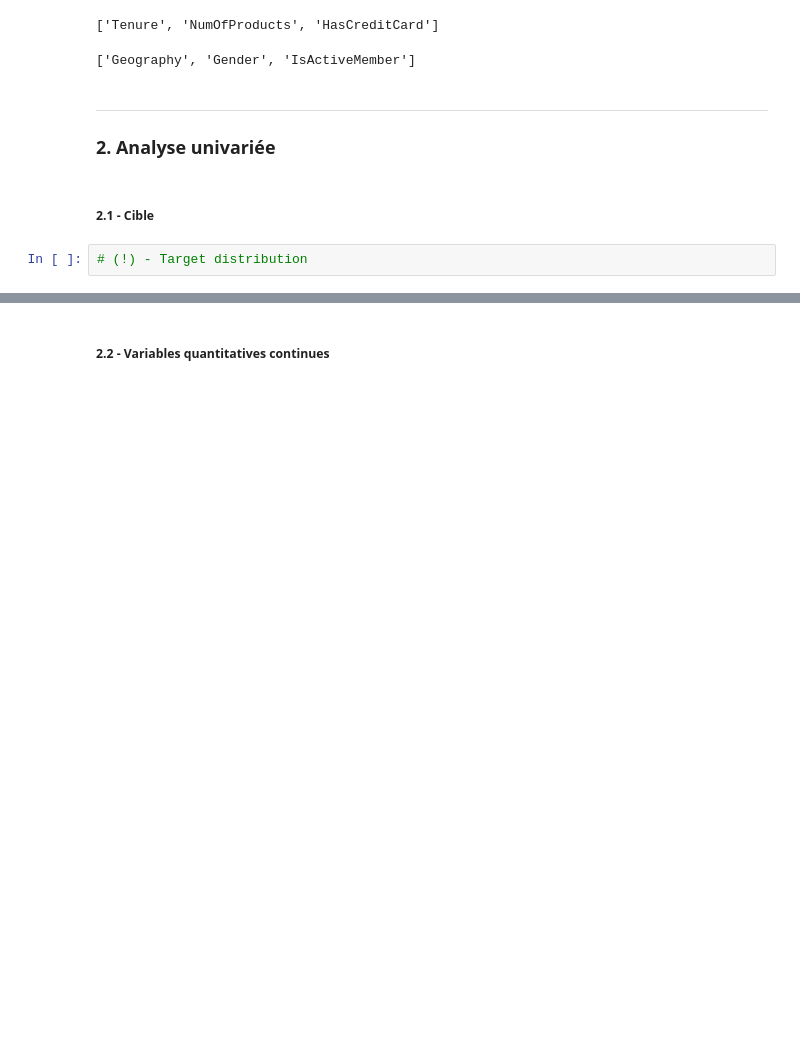
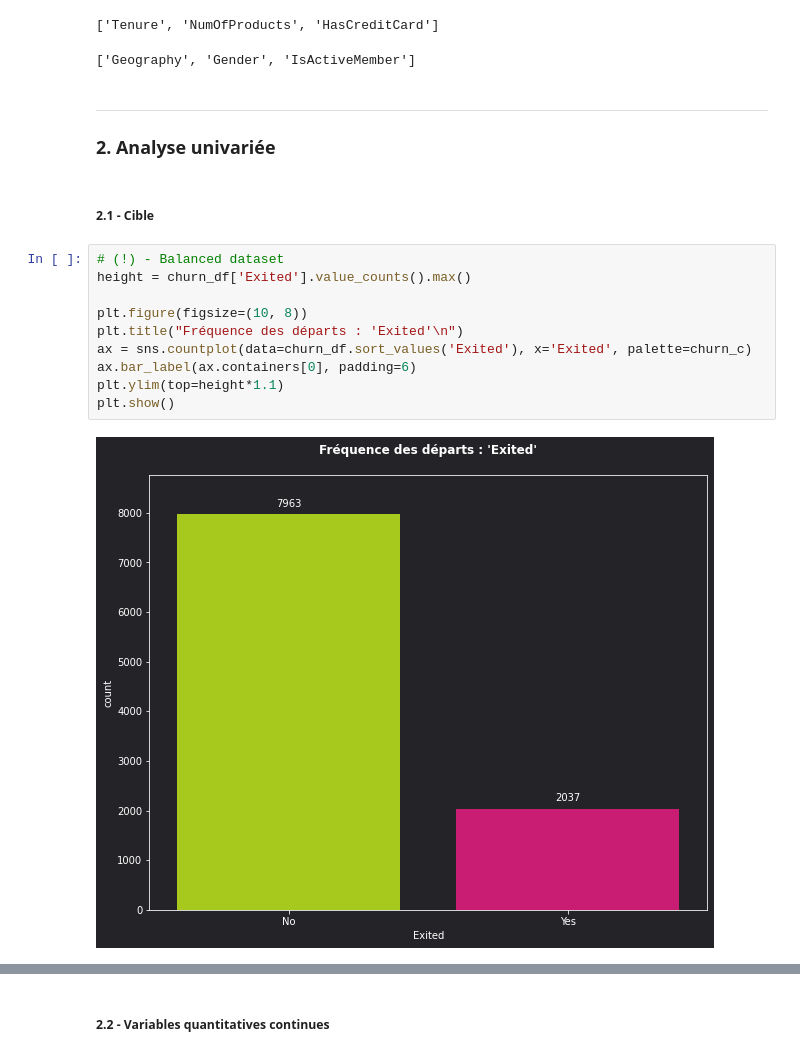
Before and after one commit to ElodieBayet/ai-developer, a Jupyter notebook: 06.projects/02.churn/eda_churn.ipynb, the cells around one changed output, grey strips where cells are left out. Drawn from its saved outputs; the diff is of its cells as text; blank space fills up the shorter version.

```diff
--- a/06.projects/02.churn/eda_churn.ipynb
+++ b/06.projects/02.churn/eda_churn.ipynb
@@ -355,5 +353,15 @@ display(
 ### **2.** Analyse univariée
 # %% [markdown]
 ##### **2.1** - Cible
-# %%
-# (!) - Target distribution
+# %%
+# (!) - Balanced dataset
+height = churn_df['Exited'].value_counts().max()
+
+plt.figure(figsize=(10, 8))
+plt.title("Fréquence des départs : 'Exited'\n")
+ax = sns.countplot(data=churn_df.sort_values('Exited'), x='Exited', palette=churn_c)
+ax.bar_label(ax.containers[0], padding=6)
+plt.ylim(top=height*1.1)
+plt.show()
+# %% [output]
+[figure, added]
```
Also changed, not shown: parts of 24 cells of this notebook.
